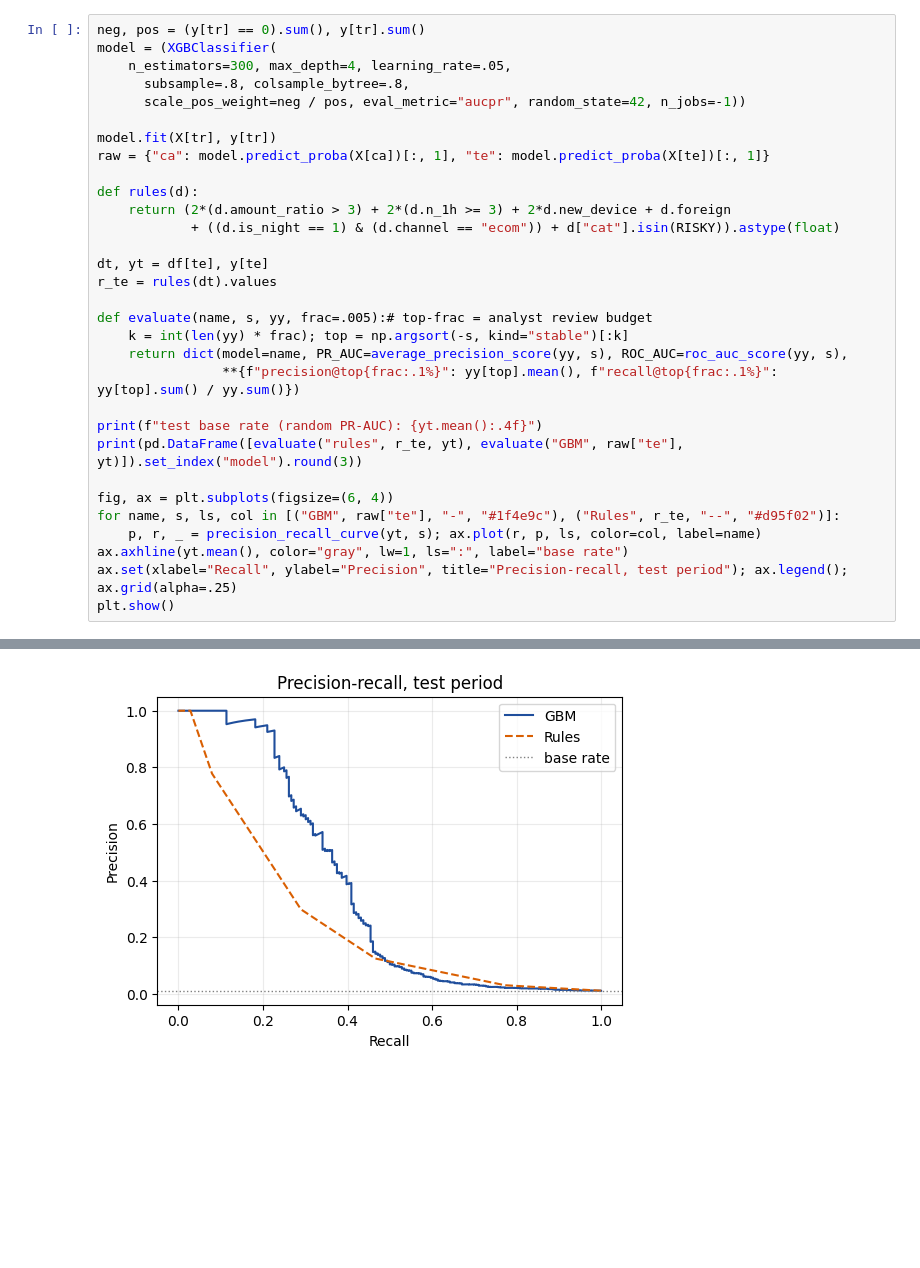
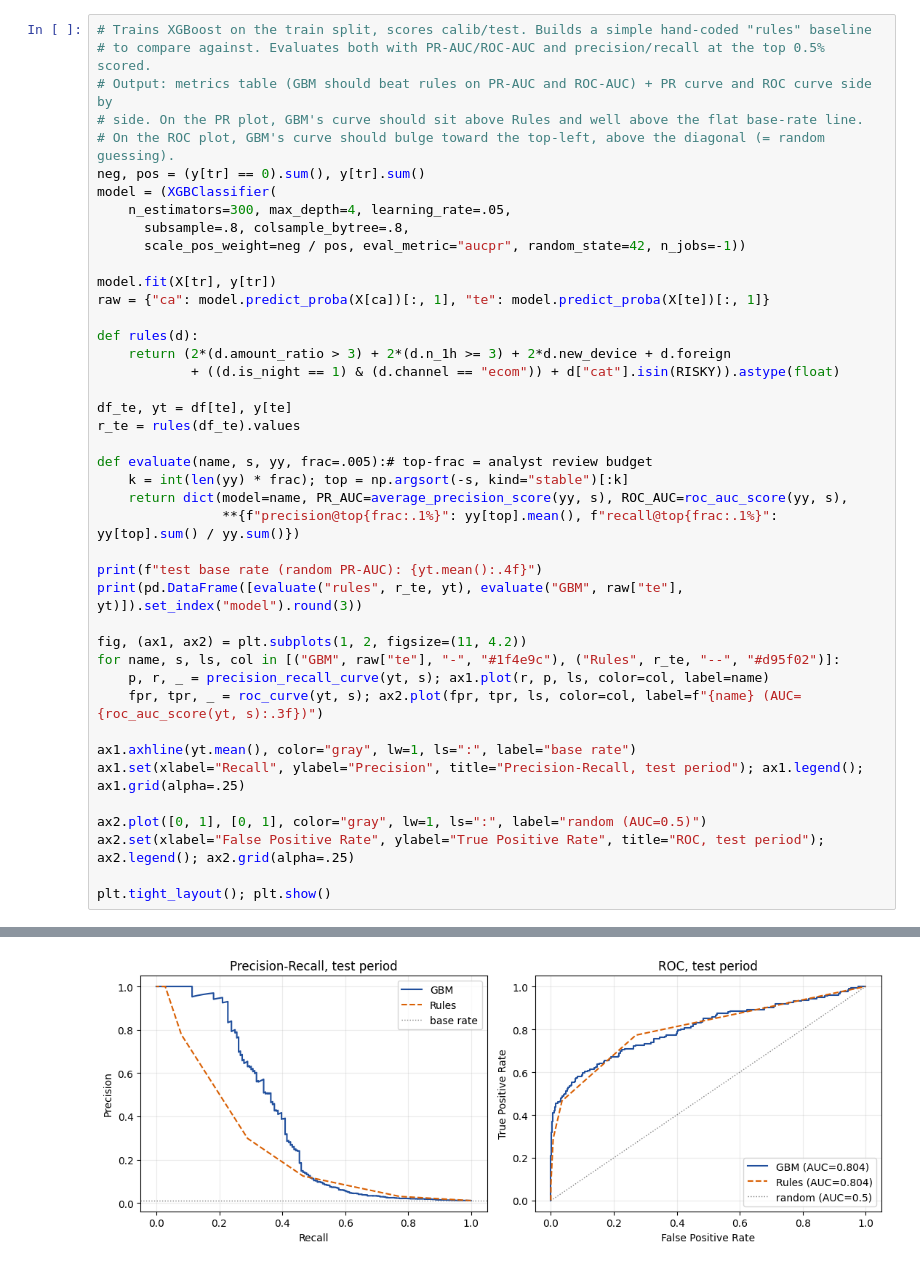
Before and after one commit to MonuSingh16/code-blogs-articles, a Jupyter notebook: 04-applied-themes/10-fraud-risk-scoring.ipynb, the cells around one changed output, grey strips where cells are left out. Drawn from its saved outputs; the diff is of its cells as text; blank space fills up the shorter version.

Commit message:
update to pr-auc and roc-auc curve

```diff
--- a/04-applied-themes/10-fraud-risk-scoring.ipynb
+++ b/04-applied-themes/10-fraud-risk-scoring.ipynb
@@ -96,41 +105,52 @@ train  65348.0   571.0      0.0087
 calib  16503.0   165.0      0.0100
 test   16429.0   176.0      0.0107
 # %%
+# Trains XGBoost on the train split, scores calib/test. Builds a simple hand-coded "rules" baseline
+# to compare against. Evaluates both with PR-AUC/ROC-AUC and precision/recall at the top 0.5% scored.
+# Output: metrics table (GBM should beat rules on PR-AUC and ROC-AUC) + PR curve and ROC curve side by
+# side. On the PR plot, GBM's curve should sit above Rules and well above the flat base-rate line.
+# On the ROC plot, GBM's curve should bulge toward the top-left, above the diagonal (= random guessing).
 neg, pos = (y[tr] == 0).sum(), y[tr].sum()
 model = (XGBClassifier(
     n_estimators=300, max_depth=4, learning_rate=.05,
       subsample=.8, colsample_bytree=.8,
       scale_pos_weight=neg / pos, eval_metric="aucpr", random_state=42, n_jobs=-1))
 
 model.fit(X[tr], y[tr])
 raw = {"ca": model.predict_proba(X[ca])[:, 1], "te": model.predict_proba(X[te])[:, 1]}
 
 def rules(d):
     return (2*(d.amount_ratio > 3) + 2*(d.n_1h >= 3) + 2*d.new_device + d.foreign
             + ((d.is_night == 1) & (d.channel == "ecom")) + d["cat"].isin(RISKY)).astype(float)
 
-dt, yt = df[te], y[te]
-r_te = rules(dt).values
+df_te, yt = df[te], y[te]
+r_te = rules(df_te).values
 
 def evaluate(name, s, yy, frac=.005):# top-frac = analyst review budget
     k = int(len(yy) * frac); top = np.argsort(-s, kind="stable")[:k]
     return dict(model=name, PR_AUC=average_precision_score(yy, s), ROC_AUC=roc_auc_score(yy, s),
                 **{f"precision@top{frac:.1%}": yy[top].mean(), f"recall@top{frac:.1%}": yy[top].sum() / yy.sum()})
 
 print(f"test base rate (random PR-AUC): {yt.mean():.4f}")
 print(pd.DataFrame([evaluate("rules", r_te, yt), evaluate("GBM", raw["te"], yt)]).set_index("model").round(3))
 
-fig, ax = plt.subplots(figsize=(6, 4))
+fig, (ax1, ax2) = plt.subplots(1, 2, figsize=(11, 4.2))
 for name, s, ls, col in [("GBM", raw["te"], "-", "#1f4e9c"), ("Rules", r_te, "--", "#d95f02")]:
-    p, r, _ = precision_recall_curve(yt, s); ax.plot(r, p, ls, color=col, label=name)
-ax.axhline(yt.mean(), color="gray", lw=1, ls=":", label="base rate")
-ax.set(xlabel="Recall", ylabel="Precision", title="Precision-recall, test period"); ax.legend(); ax.grid(alpha=.25)
-plt.show()
+    p, r, _ = precision_recall_curve(yt, s); ax1.plot(r, p, ls, color=col, label=name)
+    fpr, tpr, _ = roc_curve(yt, s); ax2.plot(fpr, tpr, ls, color=col, label=f"{name} (AUC={roc_auc_score(yt, s):.3f})")
+
+ax1.axhline(yt.mean(), color="gray", lw=1, ls=":", label="base rate")
+ax1.set(xlabel="Recall", ylabel="Precision", title="Precision-Recall, test period"); ax1.legend(); ax1.grid(alpha=.25)
+
+ax2.plot([0, 1], [0, 1], color="gray", lw=1, ls=":", label="random (AUC=0.5)")
+ax2.set(xlabel="False Positive Rate", ylabel="True Positive Rate", title="ROC, test period"); ax2.legend(); ax2.grid(alpha=.25)
+
+plt.tight_layout(); plt.show()
 # %% [output]
 test base rate (random PR-AUC): 0.0107
        PR_AUC  ROC_AUC  precision@top0.5%  recall@top0.5%
 model
 rules   0.164    0.804              0.341           0.159
 GBM     0.366    0.804              0.634           0.295
-[figure, old version]
+[figure, new version]
 # %%
```
Also changed, not shown: parts of 8 cells of this notebook.
